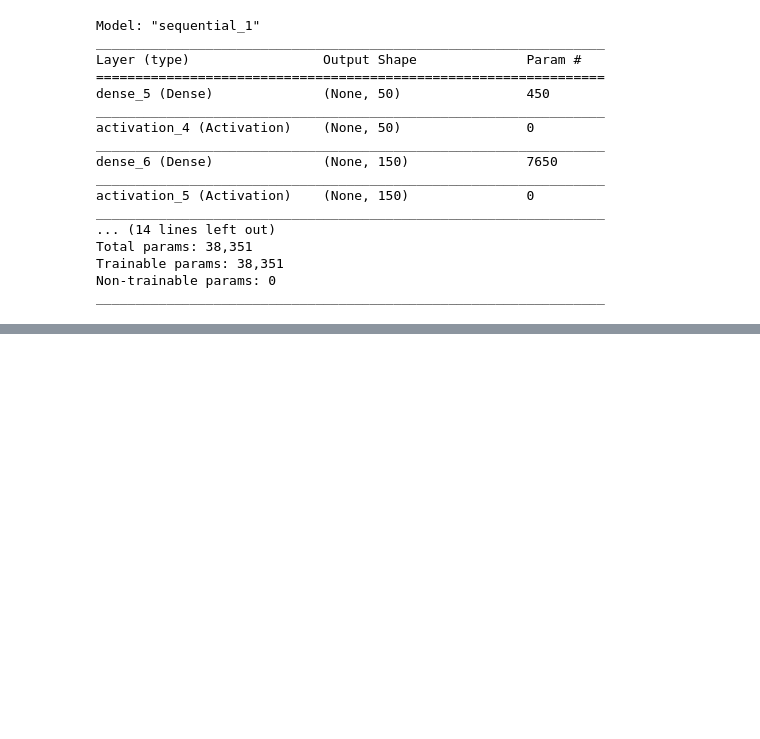
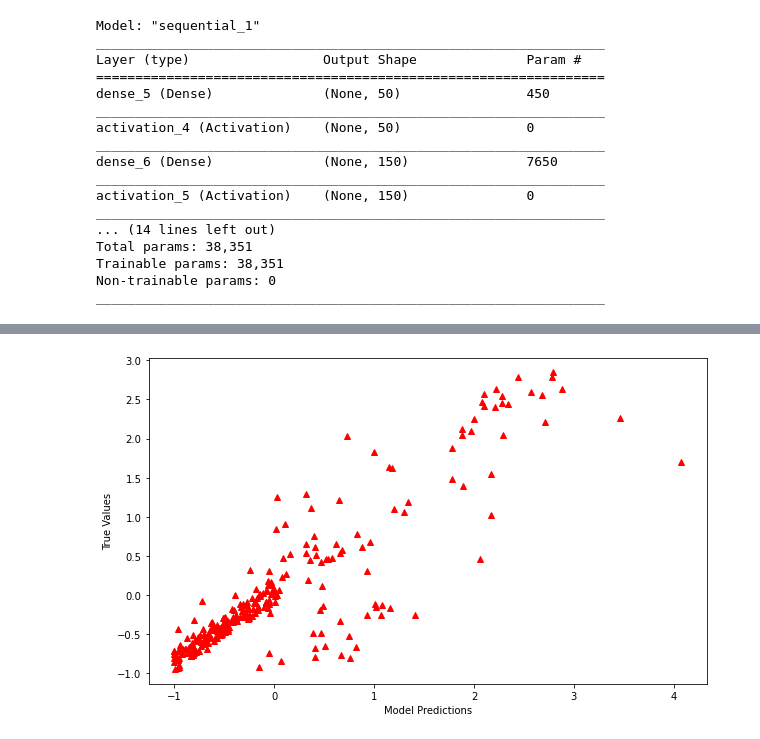
Before and after one commit to rs105/Medical-Insurance-Premium-Prediction, a Jupyter notebook: Medical Insurance Premium Prediction with Machine Learning.ipynb, the cells around one changed output, grey strips where cells are left out. Drawn from its saved outputs; the diff is of its cells as text; code cells hidden in the pictures; blank space fills up the shorter version.

```diff
--- a/Medical Insurance Premium Prediction with Machine Learning.ipynb
+++ b/Medical Insurance Premium Prediction with Machine Learning.ipynb
@@ -607,3 +620,12 @@ y_predict = regression_model_sklearn.predict(X_test)
+# %%
+y_predict = ANN_model.predict(X_test)
+plt.figure(figsize = (10, 6))
+plt.plot(y_test, y_predict, "^", color = "r")
+plt.xlabel("Model Predictions")
+plt.ylabel("True Values")
+plt.show()
+# %% [output]
+[figure, added]
 # %%
 y_predict_orig = scaler_y.inverse_transform(y_predict)
 y_test_orig = scaler_y.inverse_transform(y_test)
```
Also changed, not shown: parts of 17 cells of this notebook.
